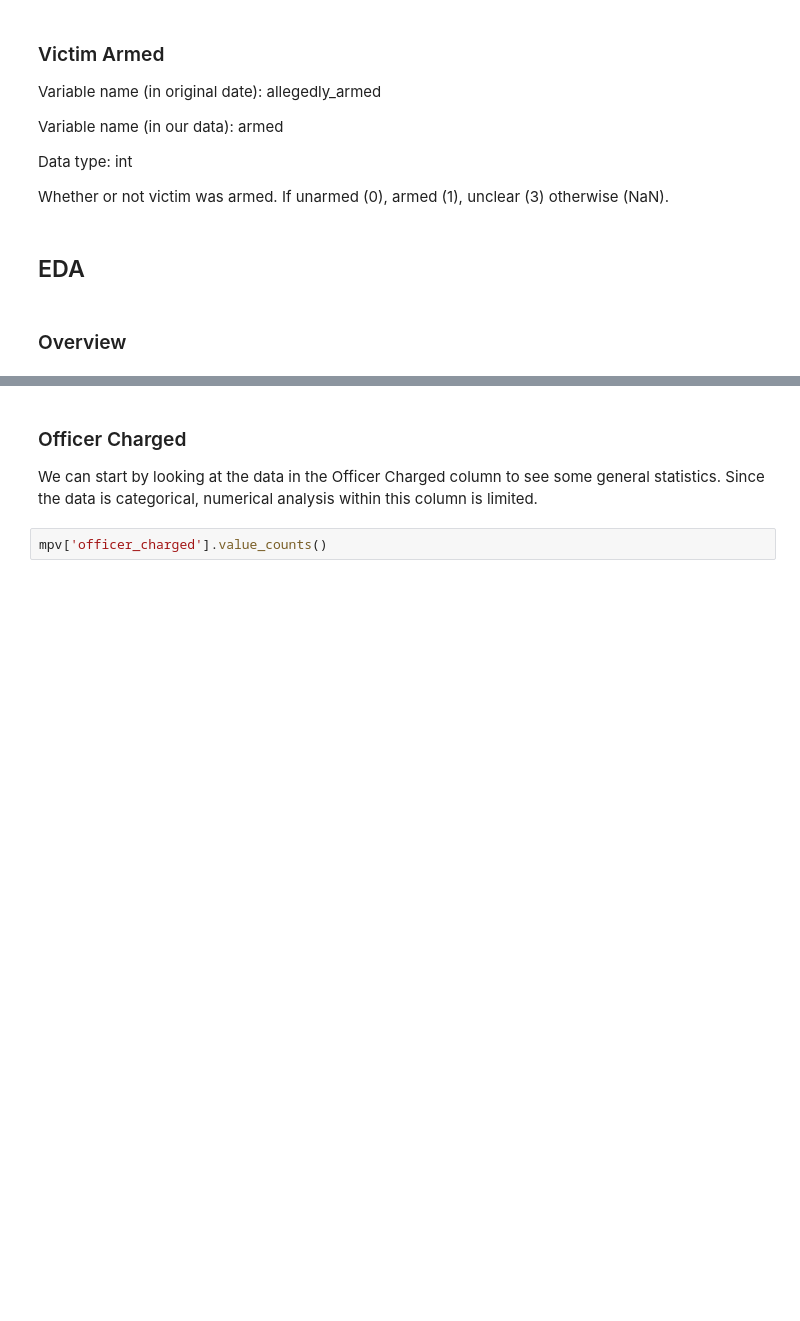
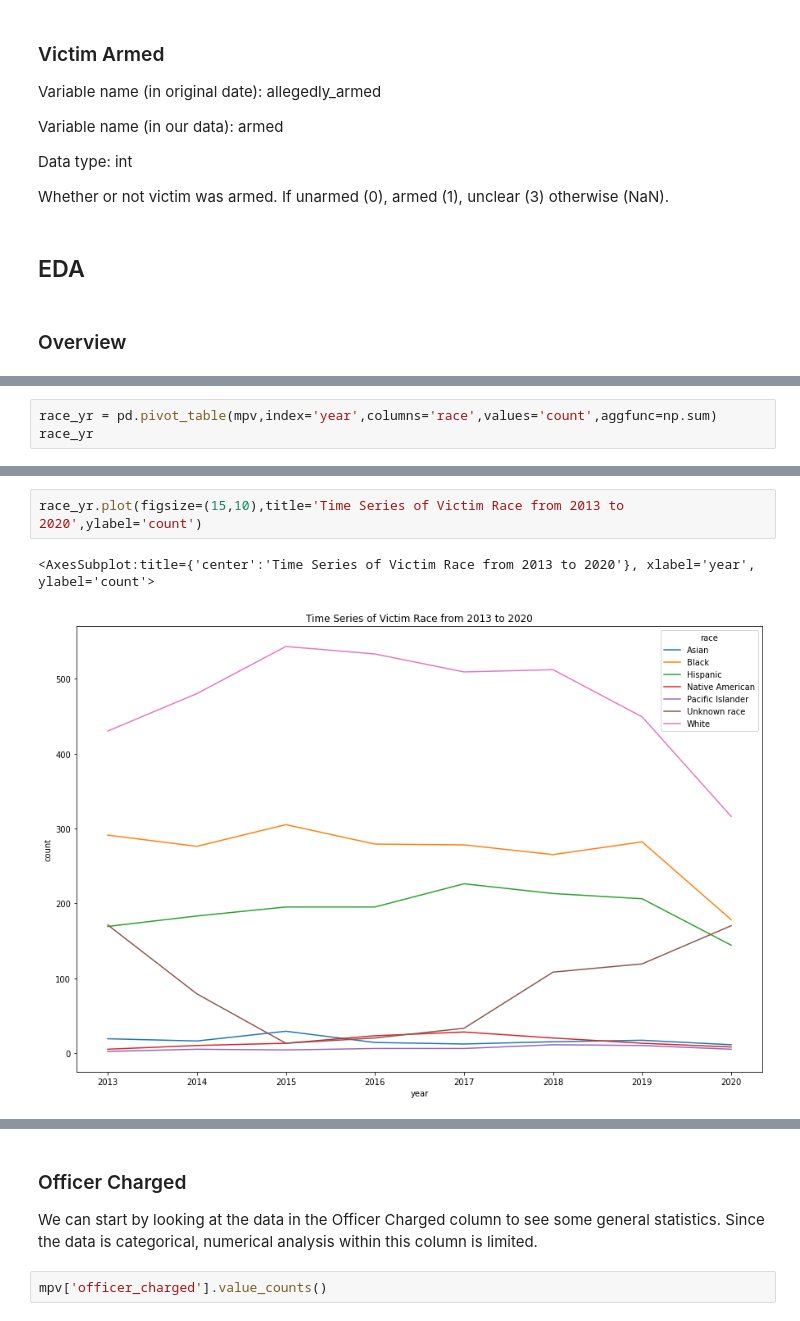
Before and after one commit to dowoma/DDS_BLM, a Jupyter notebook: DataCleaning-copy.ipynb, the cells around one changed output, grey strips where cells are left out. Drawn from its saved outputs; the diff is of its cells as text; blank space fills up the shorter version.

```diff
--- a/DataCleaning-copy.ipynb
+++ b/DataCleaning-copy.ipynb
@@ -237,0 +304,3 @@ If unarmed (0), armed (1), unclear (3) otherwise (NaN).
+# %%
+race_yr = pd.pivot_table(mpv,index='year',columns='race',values='count',aggfunc=np.sum)
+race_yr
@@ -237,0 +318,5 @@ If unarmed (0), armed (1), unclear (3) otherwise (NaN).
+# %%
+race_yr.plot(figsize=(15,10),title='Time Series of Victim Race from 2013 to 2020',ylabel='count')
+# %% [output]
+<AxesSubplot:title={'center':'Time Series of Victim Race from 2013 to 2020'}, xlabel='year', ylabel='count'>
+[figure, added]
```
Also changed, not shown: parts of 17 cells of this notebook.
